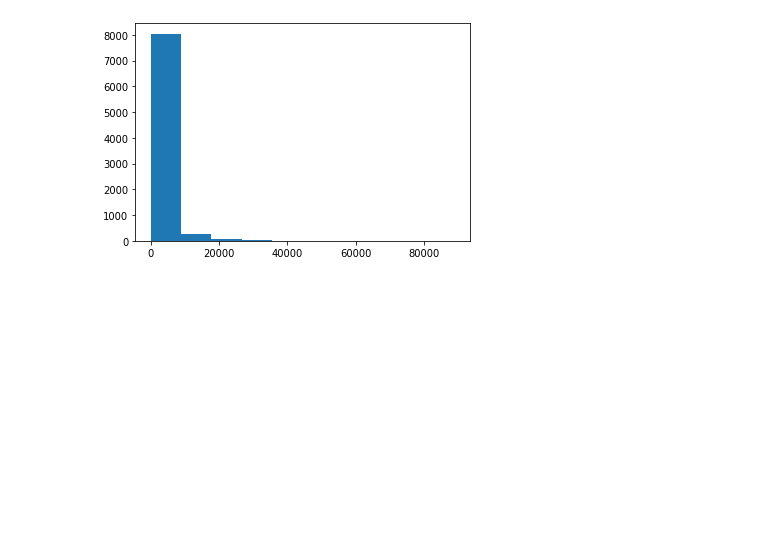
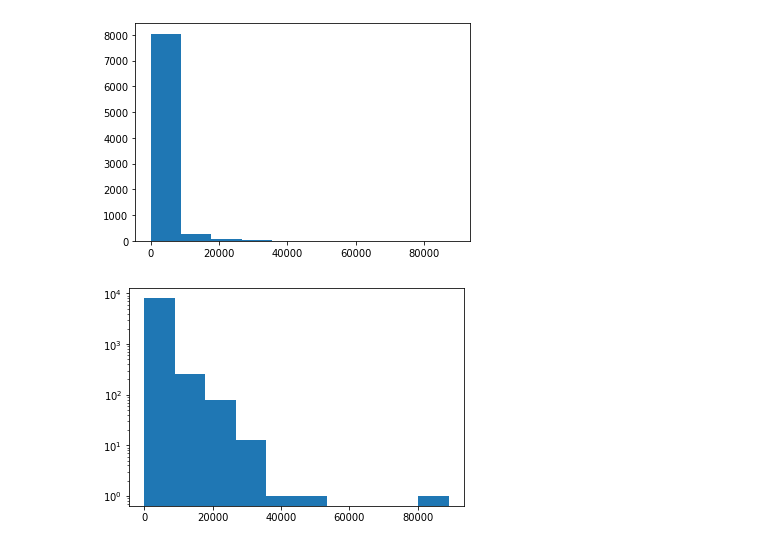
Before and after one commit to R-aryan/Machine_Learning_Crash_Course, a Jupyter notebook: Data Visualization/Matplotlib_Introduction.ipynb, the cells around one changed output. Drawn from its saved outputs; the diff is of its cells as text; code cells hidden in the pictures; blank space fills up the shorter version.

```diff
--- a/Data Visualization/Matplotlib_Introduction.ipynb
+++ b/Data Visualization/Matplotlib_Introduction.ipynb
@@ -232,3 +232,12 @@ plt.hist(df['Sales'])
 plt.show()
 # %% [output]
 [figure]
+# %%
+# The histogram can be made more readable by using
+# a log scale
+
+plt.hist(df['Sales'])
+plt.yscale('log')
+plt.show()
+# %% [output]
+[figure, added]
```
